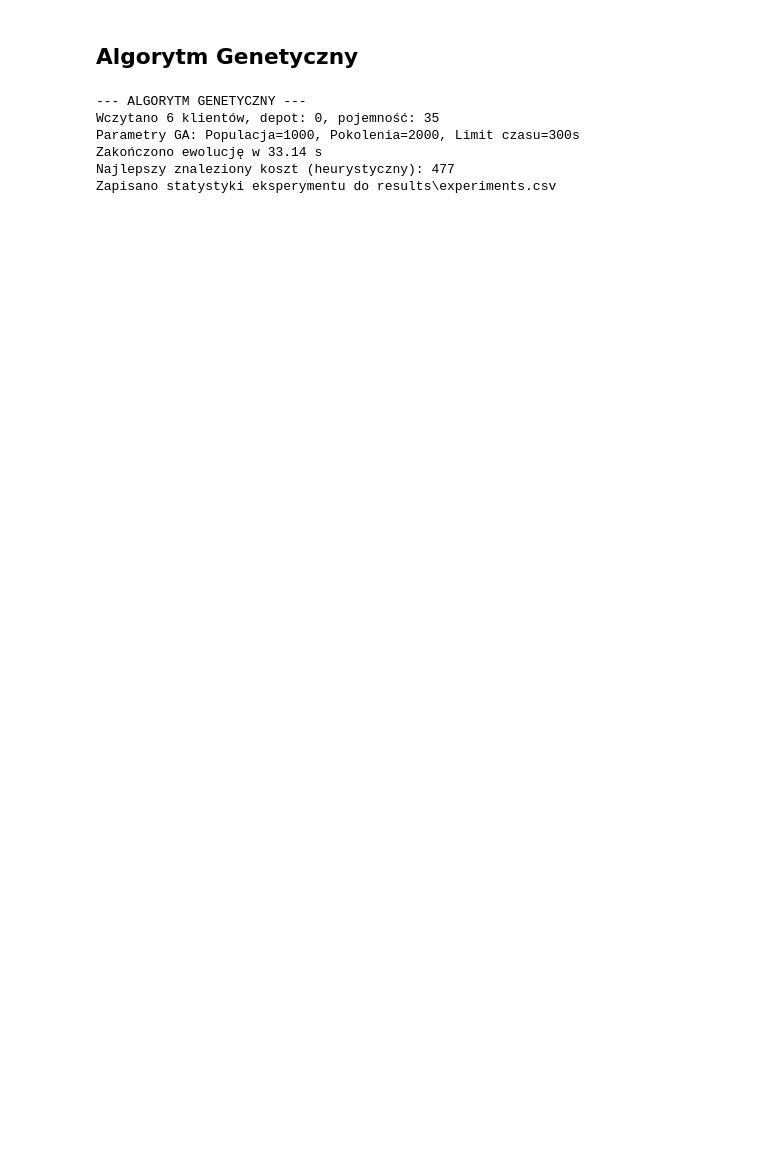
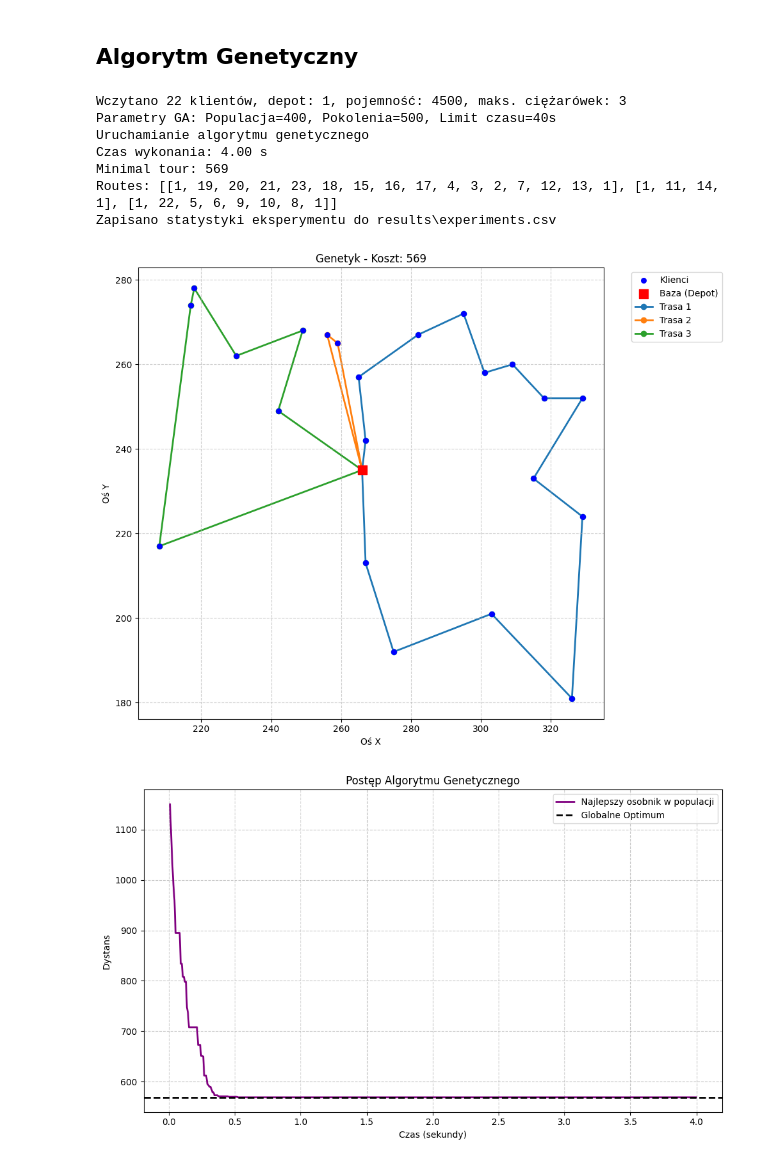
Before and after one commit to JakubRybak/Vehicle_Routing_Lp_Solver, a Jupyter notebook: projekt.ipynb, the cells around one changed output. Saved outputs shown, nothing was run; the diff lists cells and outputs as text; code cells hidden in the pictures; blank space fills up the shorter version.

```diff
--- a/projekt.ipynb
+++ b/projekt.ipynb
@@ -39,13 +93,14 @@ Zapisano statystyki eksperymentu do results\experiments.csv
 # %% [markdown]
 ## Algorytm Genetyczny
 # %%
-from scripts.cvrp_genetic import solve_cvrp_ga
-
-solve_cvrp_ga('data/A/A-n7-k3.vrp', generations=2000, population_size=1000, time_limit=300, seed=42)
+run_experiments(instances, solve_cvrp_ga, time_limit=40, population_size=400, generations=500, seed=42)
 # %% [output]
---- ALGORYTM GENETYCZNY ---
-Wczytano 6 klientów, depot: 0, pojemność: 35
-Parametry GA: Populacja=1000, Pokolenia=2000, Limit czasu=300s
-Zakończono ewolucję w 33.14 s
-Najlepszy znaleziony koszt (heurystyczny): 477
+Wczytano 22 klientów, depot: 1, pojemność: 4500, maks. ciężarówek: 3
+Parametry GA: Populacja=400, Pokolenia=500, Limit czasu=40s
+Uruchamianie algorytmu genetycznego
+Czas wykonania: 4.00 s
+Minimal tour: 569
+Routes: [[1, 19, 20, 21, 23, 18, 15, 16, 17, 4, 3, 2, 7, 12, 13, 1], [1, 11, 14, 1], [1, 22, 5, 6, 9, 10, 8, 1]]
 Zapisano statystyki eksperymentu do results\experiments.csv
+[figure, added]
+[figure, added]
```
Also changed, not shown: parts of 14 cells of this notebook, 9 other files.
